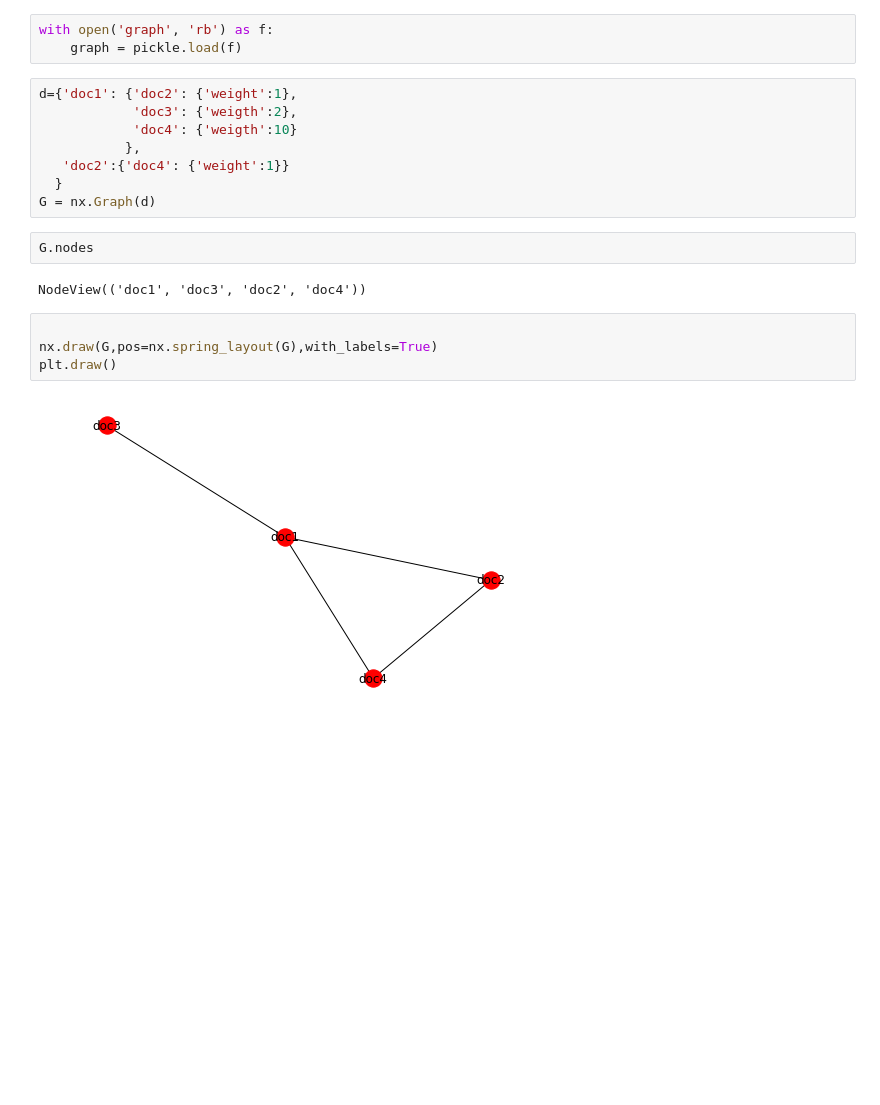
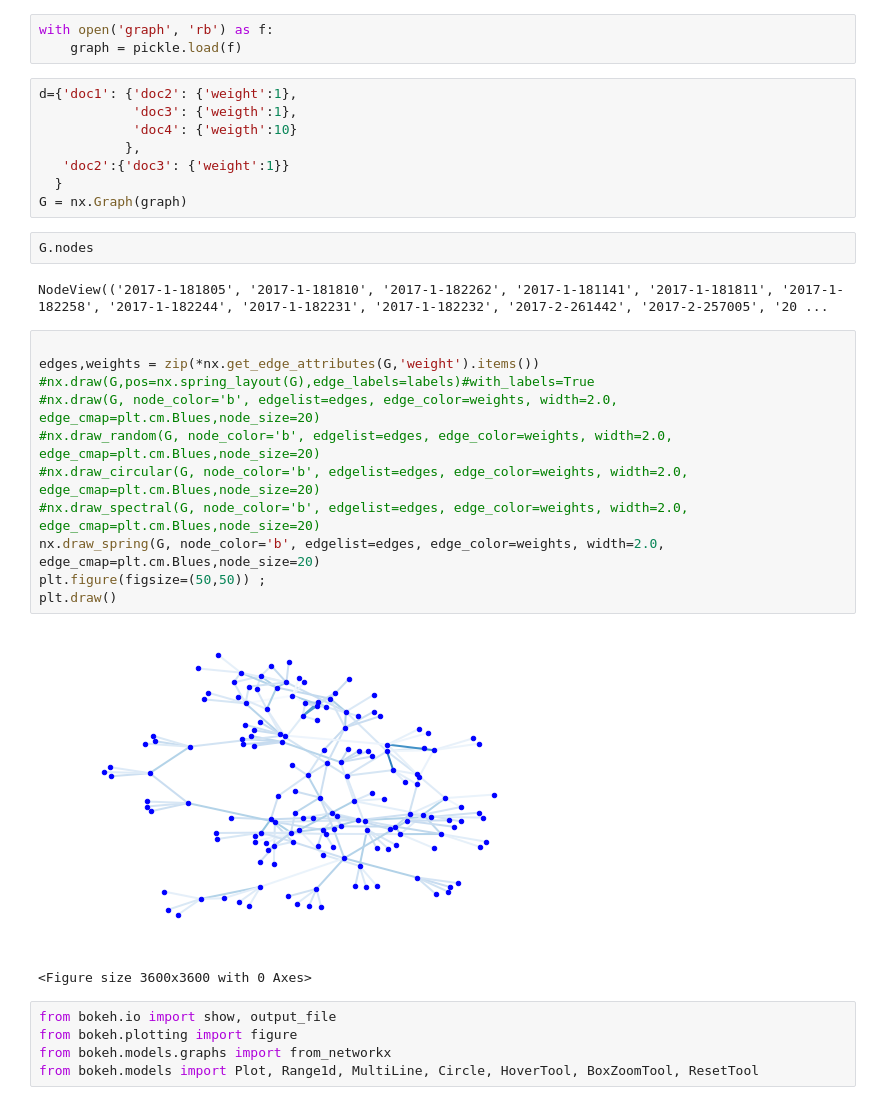
Before and after one commit to rrm86/doc_similarity, a Jupyter notebook: graph.ipynb, the cells around one changed output. Cells and saved outputs as stored; diff of their text form; blank space fills up the shorter version.

Commit message:
Change graph data structure and plot graph

```diff
--- a/graph.ipynb
+++ b/graph.ipynb
@@ -7,19 +7,32 @@ with open('graph', 'rb') as f:
     graph = pickle.load(f)
 # %%
 d={'doc1': {'doc2': {'weight':1},
-            'doc3': {'weigth':2},
+            'doc3': {'weigth':1},
             'doc4': {'weigth':10}
            },
-   'doc2':{'doc4': {'weight':1}}
+   'doc2':{'doc3': {'weight':1}}
   }
-G = nx.Graph(d)
+G = nx.Graph(graph)
 # %%
 G.nodes
 # %% [output]
-NodeView(('doc1', 'doc3', 'doc2', 'doc4'))
+NodeView(('2017-1-181805', '2017-1-181810', '2017-1-182262', '2017-1-181141', '2017-1-181811', '2017-1-182258', '2017-1-182244', '2017-1-182231', '2017-1-182232', '2017-2-261442', '2017-2-257005', '20 ...
-# %%
-
-nx.draw(G,pos=nx.spring_layout(G),with_labels=True)
-plt.draw()
-# %% [output]
-[figure, removed]
+# %%
+
+edges,weights = zip(*nx.get_edge_attributes(G,'weight').items())
+#nx.draw(G,pos=nx.spring_layout(G),edge_labels=labels)#with_labels=True
+#nx.draw(G, node_color='b', edgelist=edges, edge_color=weights, width=2.0, edge_cmap=plt.cm.Blues,node_size=20)
+#nx.draw_random(G, node_color='b', edgelist=edges, edge_color=weights, width=2.0, edge_cmap=plt.cm.Blues,node_size=20)
+#nx.draw_circular(G, node_color='b', edgelist=edges, edge_color=weights, width=2.0, edge_cmap=plt.cm.Blues,node_size=20)
+#nx.draw_spectral(G, node_color='b', edgelist=edges, edge_color=weights, width=2.0, edge_cmap=plt.cm.Blues,node_size=20)
+nx.draw_spring(G, node_color='b', edgelist=edges, edge_color=weights, width=2.0, edge_cmap=plt.cm.Blues,node_size=20)
+plt.figure(figsize=(50,50)) ;
+plt.draw()
+# %% [output]
+[figure, added]
+<Figure size 3600x3600 with 0 Axes>
+# %%
+from bokeh.io import show, output_file
+from bokeh.plotting import figure
+from bokeh.models.graphs import from_networkx
+from bokeh.models import Plot, Range1d, MultiLine, Circle, HoverTool, BoxZoomTool, ResetTool
```
Also changed, not shown: parts of 2 cells of this notebook, 3 other files.
